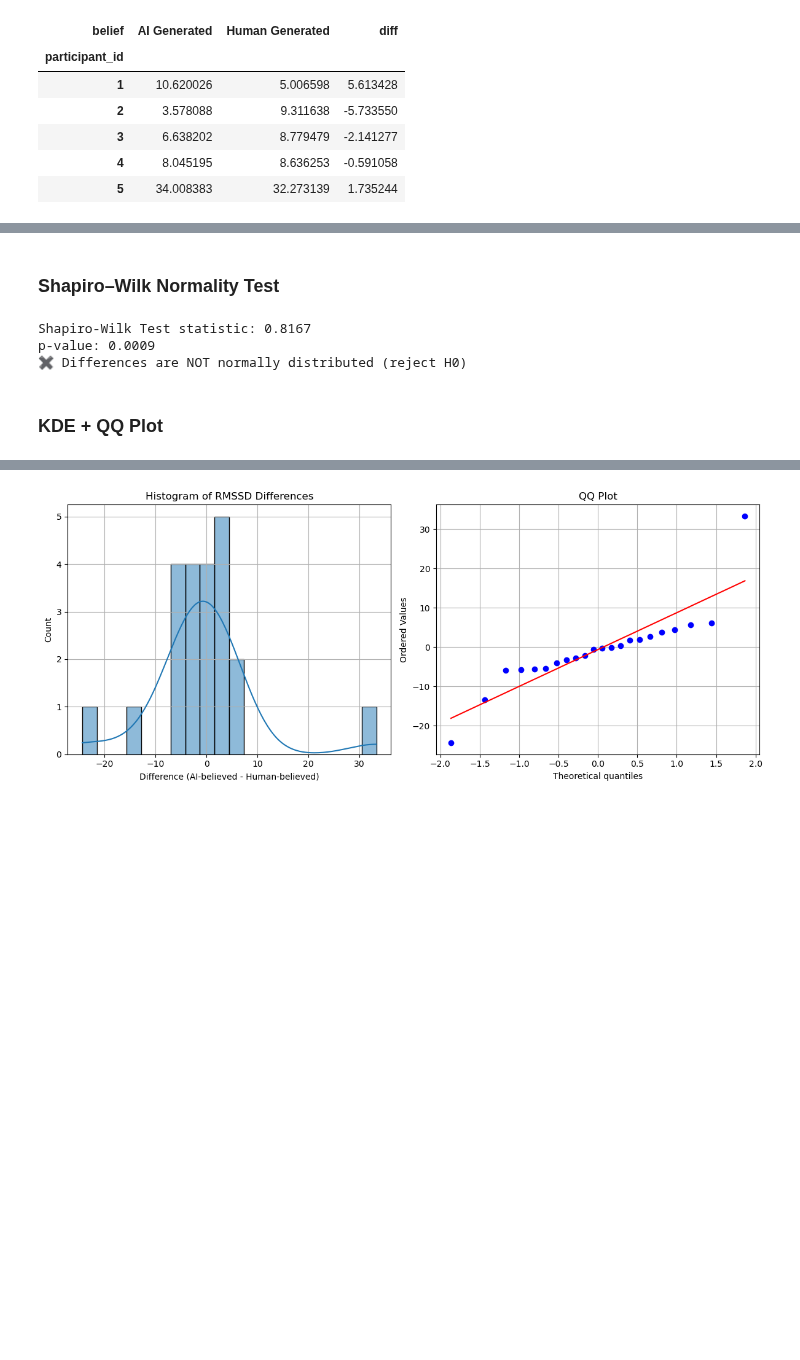
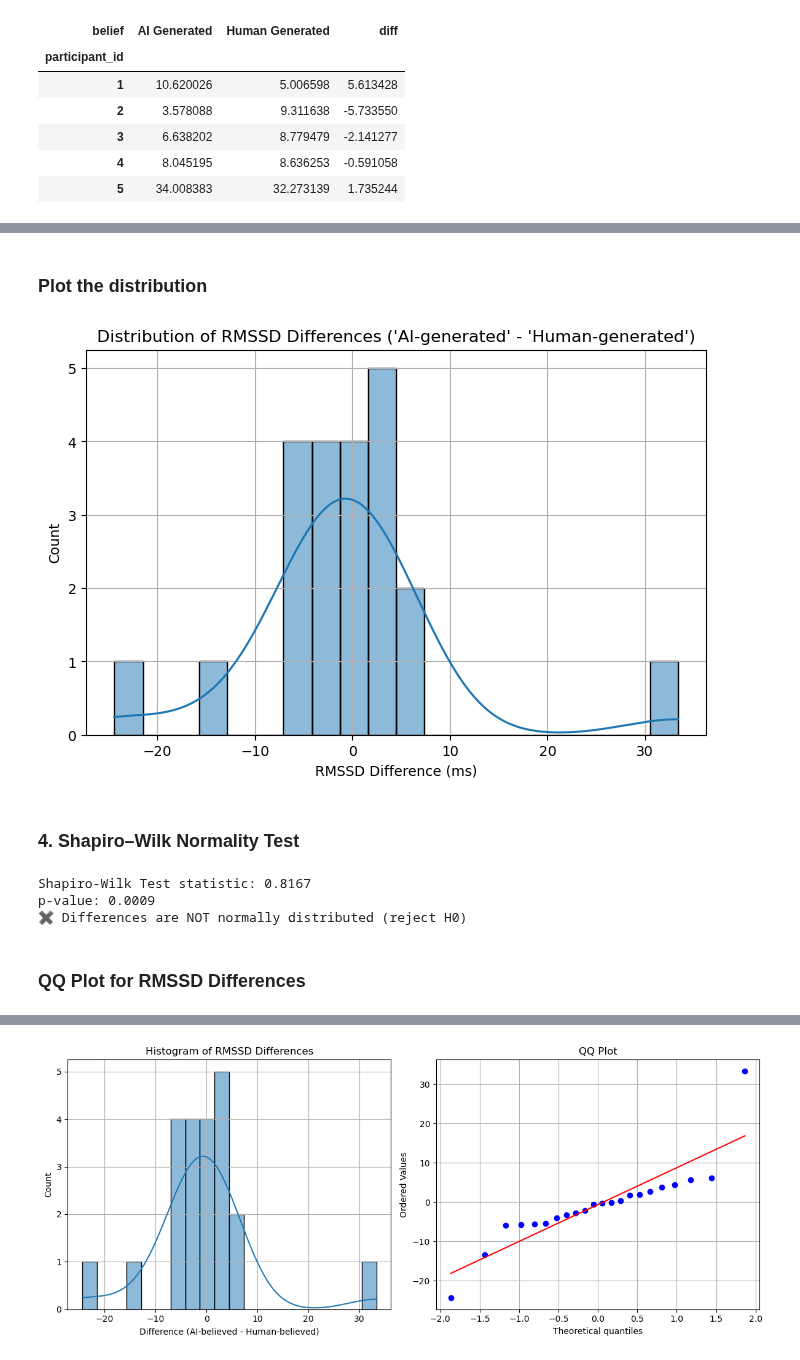
Before and after one commit to BalducciFrancesco/02455-Experiment-In-Cognitive-Science, a Jupyter notebook: analysis/data_analysis_preliminar.ipynb, the cells around one changed output, grey strips where cells are left out. Cells and saved outputs as stored; diff of their text form; code cells hidden in the pictures; blank space fills up the shorter version.

```diff
--- a/analysis/data_analysis_preliminar.ipynb
+++ b/analysis/data_analysis_preliminar.ipynb
@@ -106,5 +148,20 @@ mean_table.head()
+# %% [markdown]
+### Plot the distribution
+# %%
+import matplotlib.pyplot as plt
+import seaborn as sns
+
+plt.figure(figsize=(8,5))
+sns.histplot(mean_table['diff'], kde=True, bins=20)
+plt.title("Distribution of RMSSD Differences ('AI-generated' - 'Human-generated')")
+plt.xlabel("RMSSD Difference (ms)")
+plt.ylabel("Count")
+plt.grid(True)
+plt.show()
+# %% [output]
+[figure, added]
 # %% [markdown]
-### Shapiro–Wilk Normality Test
+### 4. Shapiro–Wilk Normality Test
 # %%
 from scipy.stats import shapiro
 
@@ -122,4 +179,4 @@ Shapiro-Wilk Test statistic: 0.8167
 p-value: 0.0009
 ✖ Differences are NOT normally distributed (reject H0)
 # %% [markdown]
-### KDE + QQ Plot
+### QQ Plot for RMSSD Differences
```
Also changed, not shown: parts of 23 cells of this notebook, 5 other files.
